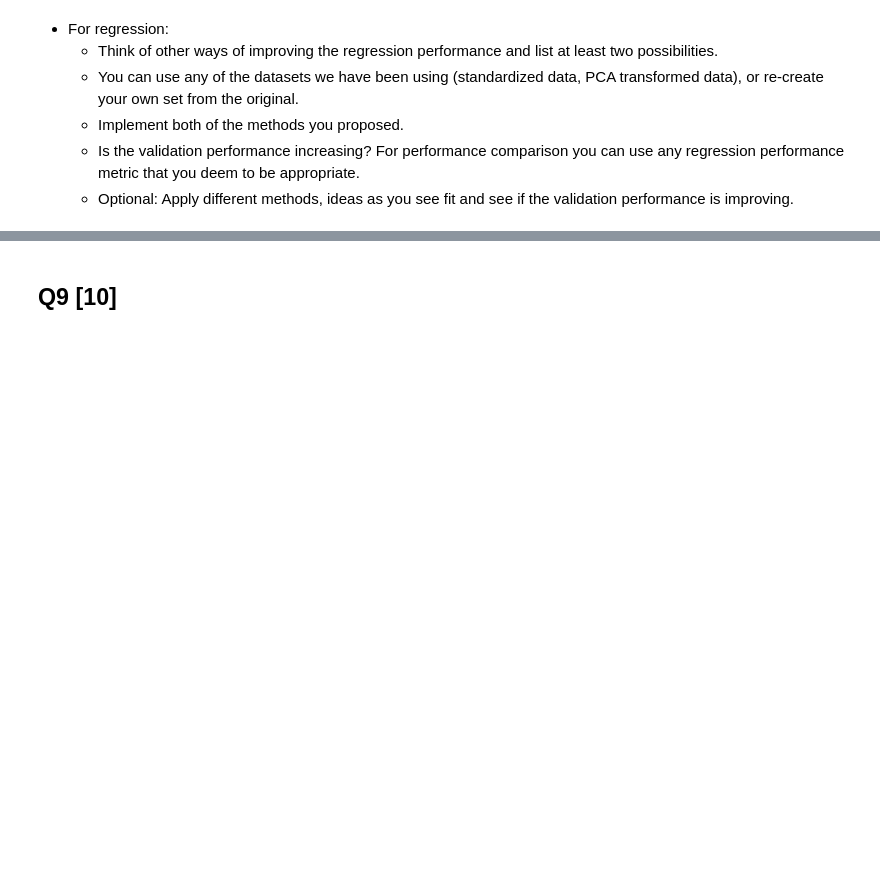
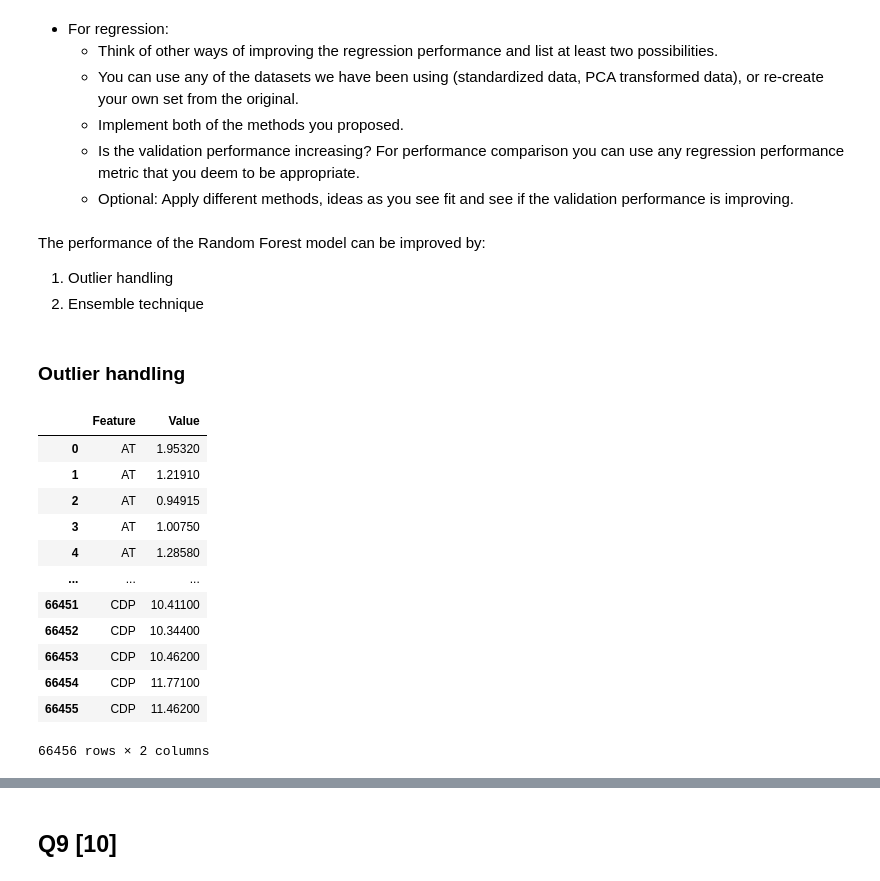
Before and after one commit to kushalnavghare/DSC-540-ADVNCD_ML, a Jupyter notebook: Assignment_3_v3_Kushal.ipynb, the cells around one changed output, grey strips where cells are left out. Cells and saved outputs as stored; diff of their text form; code cells hidden in the pictures; blank space fills up the shorter version.

```diff
--- a/Assignment_3_v3_Kushal.ipynb
+++ b/Assignment_3_v3_Kushal.ipynb
@@ -1040,0 +1024,8 @@ F1 score:  0.8726919339164237
+# %% [markdown]
+The performance of the Random Forest model can be improved by:
+
+
+1.   Outlier handling
+2.   Ensemble technique
+# %% [markdown]
+### Outlier handling
@@ -1040,0 +1034,16 @@ F1 score:  0.8726919339164237
+# %%
+plt_df
+# %% [output]
+|  | Feature | Value |
+| 0 | AT | 1.95320 |
+| 1 | AT | 1.21910 |
+| 2 | AT | 0.94915 |
+| 3 | AT | 1.00750 |
+| 4 | AT | 1.28580 |
+| ... | ... | ... |
+| 66451 | CDP | 10.41100 |
+| 66452 | CDP | 10.34400 |
+| 66453 | CDP | 10.46200 |
+| 66454 | CDP | 11.77100 |
+| 66455 | CDP | 11.46200 |
+66456 rows × 2 columns
```
Also changed, not shown: parts of 112 cells of this notebook.
